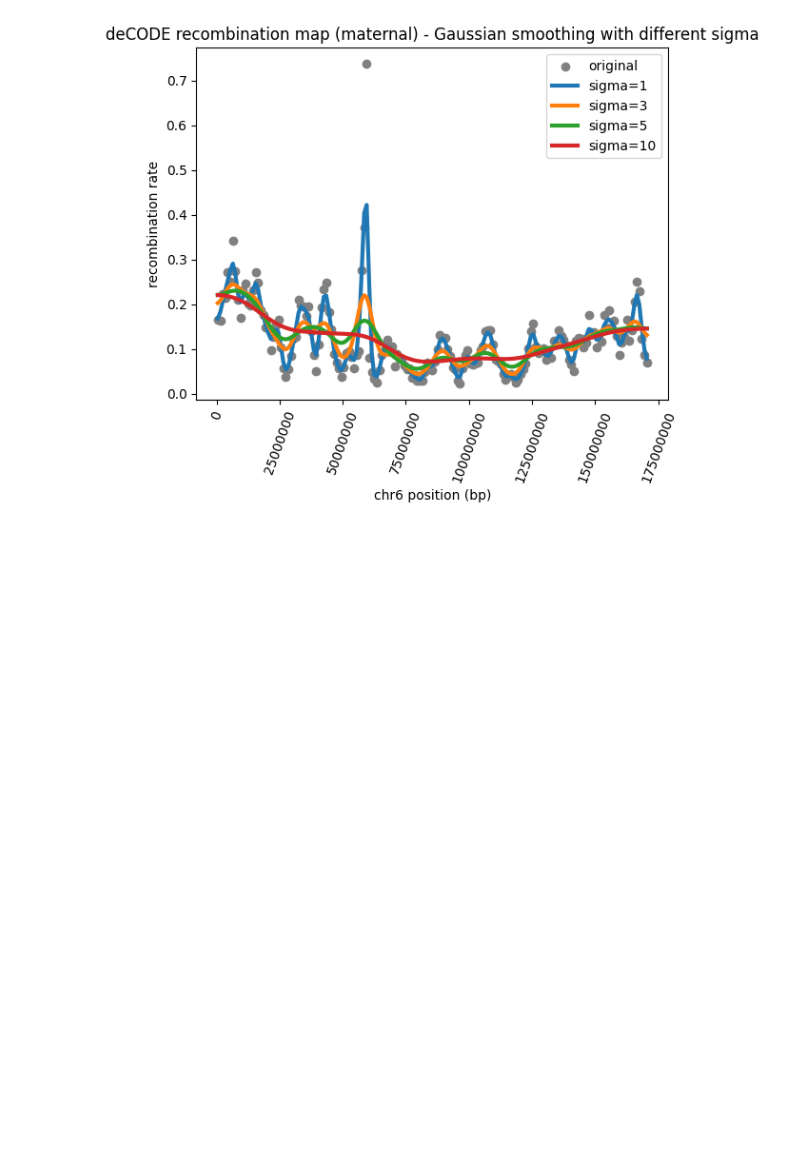
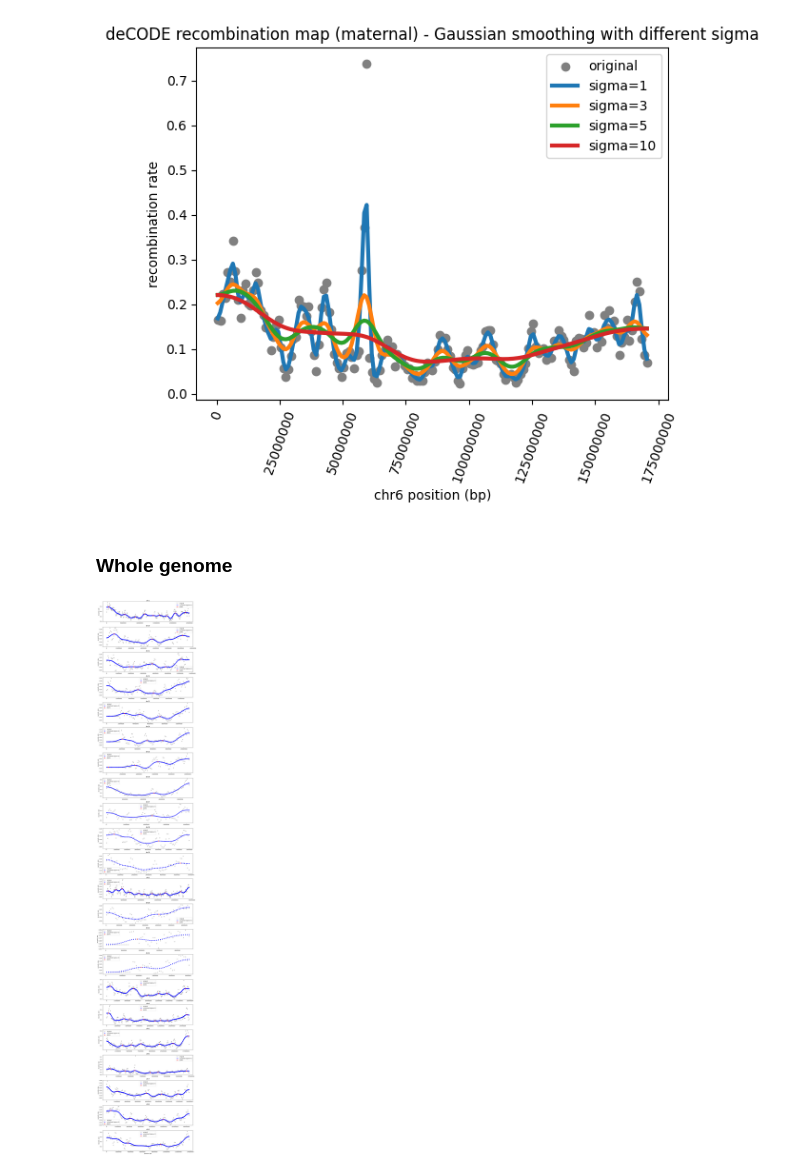
Before and after one commit to jedrzejkubica/Elixir-BH-2025, a Jupyter notebook: haploblock_breakpoints.ipynb, the cells around one changed output. Saved outputs shown, nothing was run; the diff lists cells and outputs as text; code cells hidden in the pictures; blank space fills up the shorter version.

```diff
--- a/haploblock_breakpoints.ipynb
+++ b/haploblock_breakpoints.ipynb
@@ -429,3 +429,35 @@ matplotlib.pyplot.savefig(f"figures/recomb_map_{CHR}_mat_GS_compare_sigma.png",
 matplotlib.pyplot.show()
 # %% [output]
 [figure]
+# %% [markdown]
+### Whole genome
+# %%
+# repeat Gaussian smoothing for all chromosomes, plot peaks
+chromosomes = sorted(mat["Chr"].unique())  # sort by chr number, not lexicographically
+fig, axs = matplotlib.pyplot.subplots(len(chromosomes), 1, figsize=(12, 3 * len(chromosomes)), sharex=False)
+
+for i, chrom in enumerate(chromosomes):
+    mat_chr = mat[mat["Chr"] == chrom]
+    recomb_rates = mat_chr["DSB"].to_numpy()
+    positions = mat_chr["pos"].to_numpy()
+    recomb_rates_smoothed = gaussian_filter1d(recomb_rates, sigma=5)
+    peaks = (recomb_rates_smoothed[1:-1] > recomb_rates_smoothed[:-2]) & (recomb_rates_smoothed[1:-1] > recomb_rates_smoothed[2:])
+    peak_positions = mat_chr["pos"].to_numpy()[1:-1][peaks]
+
+    axs[i].scatter(positions, recomb_rates, color="grey", alpha=0.5, label="original")
+    axs[i].scatter(positions, recomb_rates_smoothed, color="blue", label="smoothed (sigma=5)")
+    axs[i].scatter(x=peak_positions,
+                          y=recomb_rates_smoothed[1:-1][peaks],
+                          color="red",
+                          label="peaks")
+    axs[i].set_title(f"{chrom}")
+    axs[i].set_ylabel("recomb. rate")
+    axs[i].ticklabel_format(useOffset=False, style='plain')
+    axs[i].legend()
+
+axs[-1].set_xlabel("position (bp)")
+matplotlib.pyplot.tight_layout()
+matplotlib.pyplot.savefig(f"figures/recomb_map_all_chromosomes_GS_peaks.png", bbox_inches='tight')
+matplotlib.pyplot.show()
+# %% [output]
+[figure, added]
```
Also changed, not shown: 1 other file.
